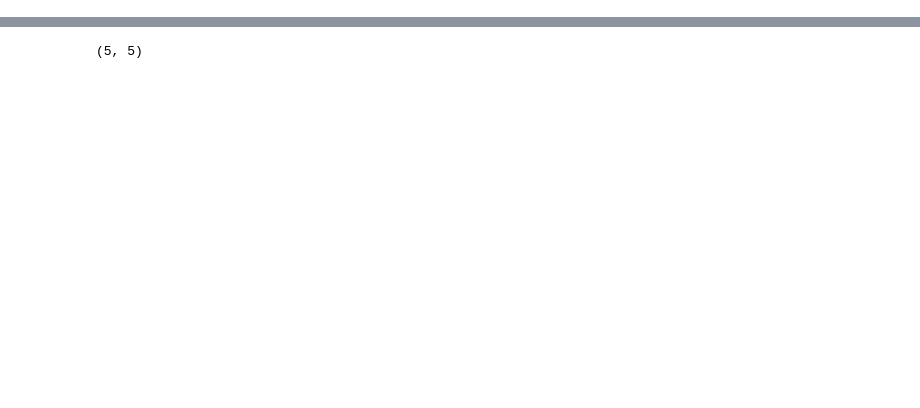
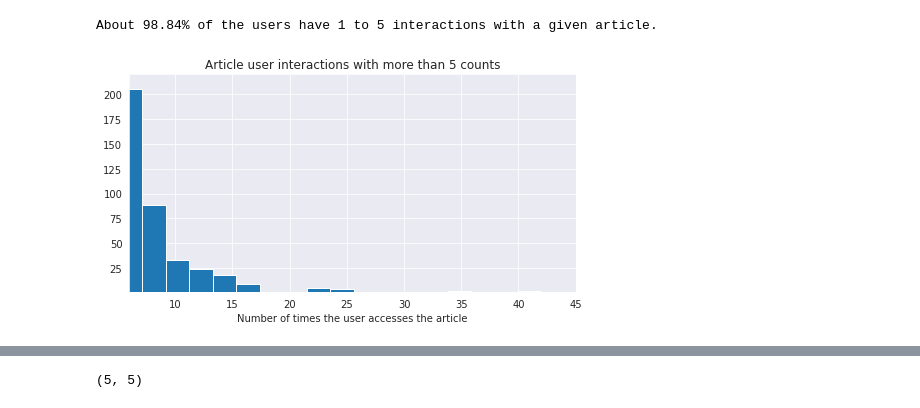
Before and after one commit to SolanaO/Recommendation_Systems, a Jupyter notebook: Recommendations_with_IBM.ipynb, the cells around one changed output, grey strips where cells are left out. Cells and saved outputs as stored; diff of their text form; code cells hidden in the pictures; blank space fills up the shorter version.

```diff
--- a/Recommendations_with_IBM.ipynb
+++ b/Recommendations_with_IBM.ipynb
@@ -229,0 +124,20 @@ The maximum number of user-article interactions by any user is 364.
+# %%
+# Map the user email to a user_id column and remove the email column
+
+def email_mapper():
+
+    '''
+    Function that maps the user email to a generated user_id.
+    The initial email column is removed.
+    '''
+    coded_dict = dict()
+    cter = 1
+    email_encoded = []
+
+    for val in df['email']:
+        if val not in coded_dict:
+            coded_dict[val] = cter
+            cter+=1
+
+        email_encoded.append(coded_dict[val])
+    return email_encoded
@@ -229,0 +349,4 @@ The maximum number of user-article interactions by any user is 364.
+# %%
+# Dataframe to record the number of times each user interacts with a given article
+article_user = df.value_counts(ascending=False).to_frame('user_art_counts').reset_index()
+article_user.head()
@@ -229,0 +373,20 @@ The maximum number of user-article interactions by any user is 364.
+# %%
+# The number of records where the user had only one or two interaction with an article
+few_interacts = article_user[article_user.user_art_counts < 6].shape[0]
+print(f'About {round((few_interacts/article_user.shape[0])*100,2)}% of the users have 1 to 5 interactions with a given article.')
+# %% [output]
+About 98.84% of the users have 1 to 5 interactions with a given article.
+# %%
+# The histogram of the counts of 4 or more interactions per article
+plt.figure(figsize=(8,4))
+plt.hist(article_user.user_art_counts, bins=20)
+
+# Add labels and title
+plt.xlabel('Number of times the user accesses the article')
+plt.title('Article user interactions with more than 5 counts')
+plt.xlim(6, 45)
+plt.ylim(1, 220)
+plt.grid(True)
+plt.show()
+# %% [output]
+[figure, added]
```
Also changed, not shown: parts of 101 cells of this notebook.
